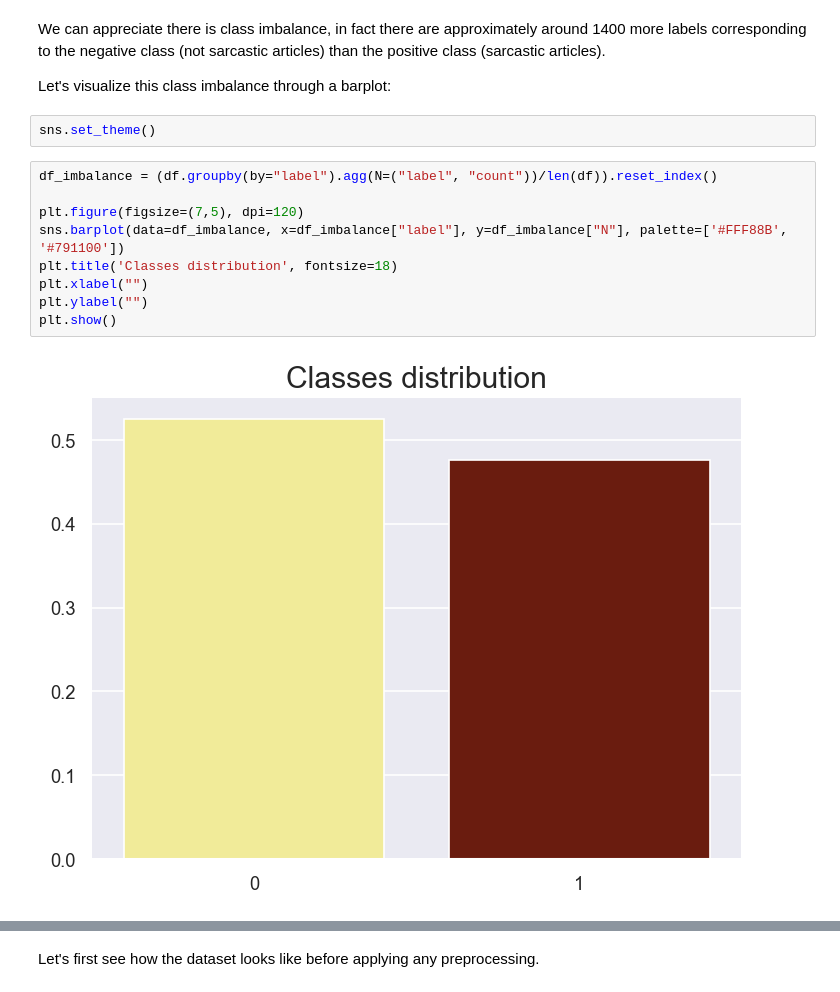
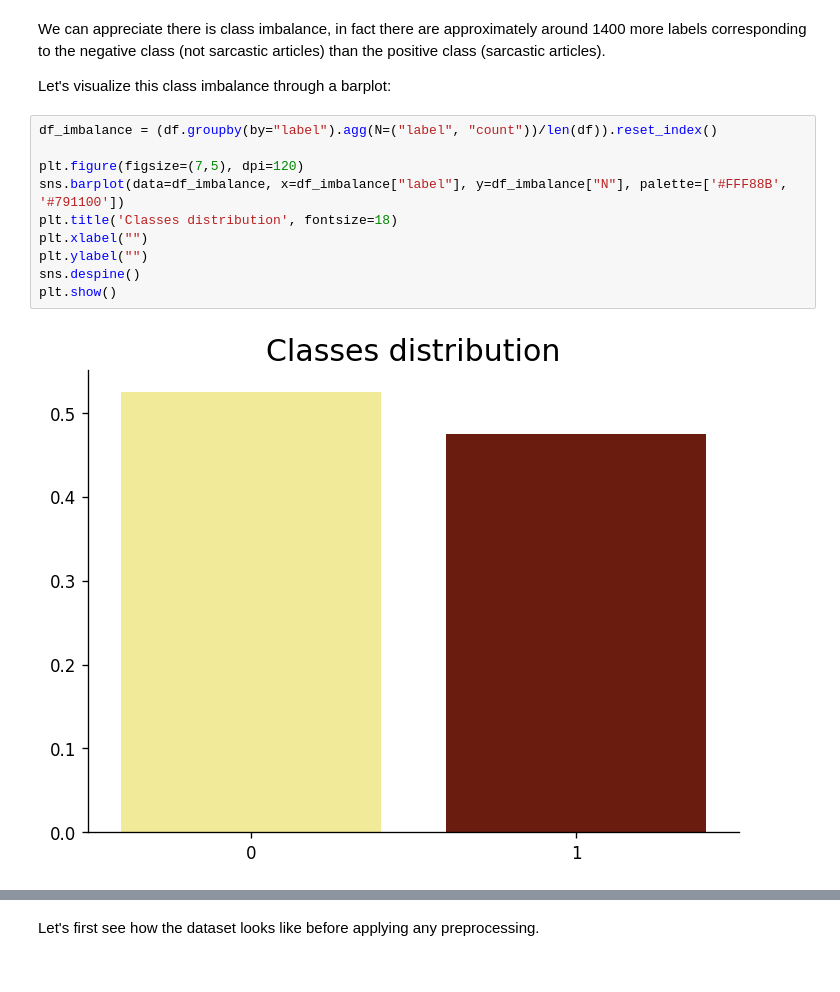
Before and after one commit to Josemvg/humor-hound, a Jupyter notebook: 0-EDA.ipynb, the cells around one changed output, grey strips where cells are left out. Drawn from its saved outputs; the diff is of its cells as text.

```diff
--- a/0-EDA.ipynb
+++ b/0-EDA.ipynb
@@ -162,17 +164,16 @@ df.groupby(by="label").agg(N=("label", "count")).style.background_gradient(cmap=
 We can appreciate there is class imbalance, in fact there are approximately around 1400 more labels corresponding to the negative class (not sarcastic articles) than the positive class (sarcastic articles).
 
 Let's visualize this class imbalance through a barplot:
-# %%
-sns.set_theme()
 # %%
 df_imbalance = (df.groupby(by="label").agg(N=("label", "count"))/len(df)).reset_index()
 
 plt.figure(figsize=(7,5), dpi=120)
 sns.barplot(data=df_imbalance, x=df_imbalance["label"], y=df_imbalance["N"], palette=['#FFF88B', '#791100'])
 plt.title('Classes distribution', fontsize=18)
 plt.xlabel("")
 plt.ylabel("")
+sns.despine()
 plt.show()
 # %% [output]
-[figure, old version]
+[figure, new version]
 # %% [markdown]
```
Also changed, not shown: parts of 48 cells of this notebook.
